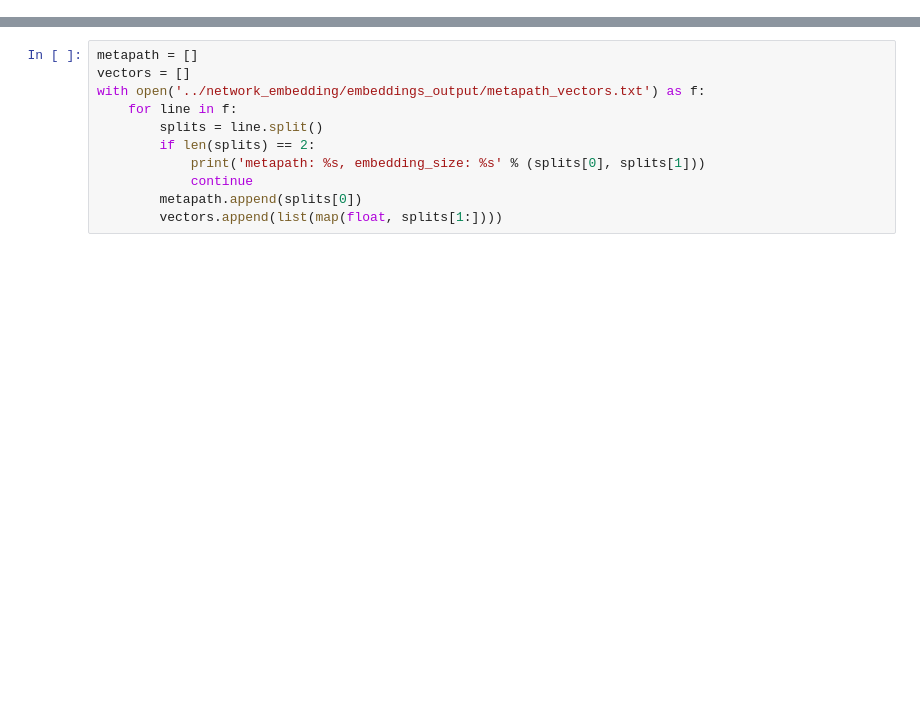
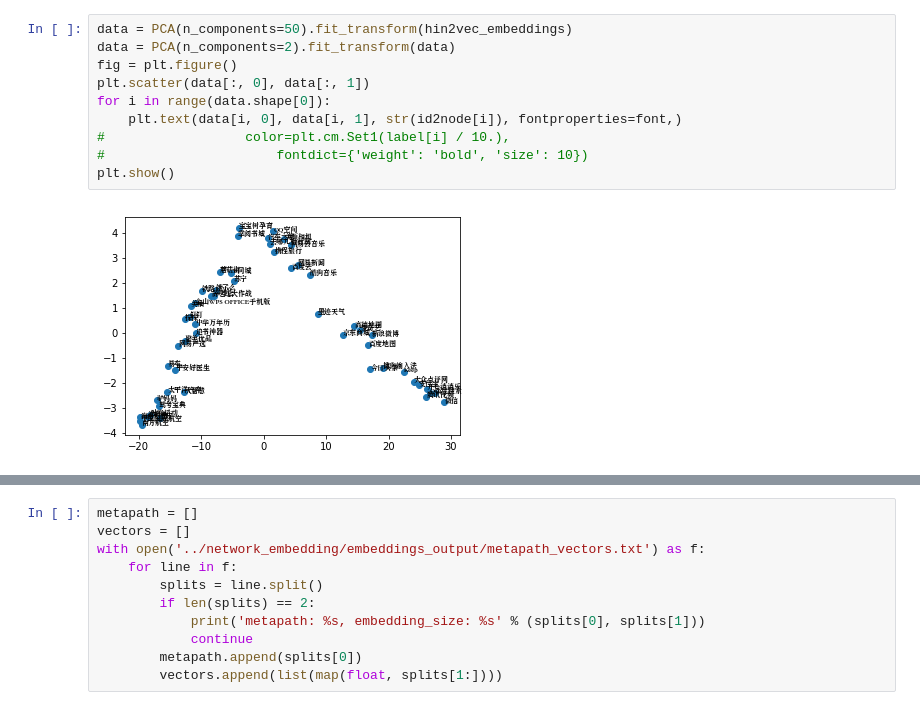
Before and after one commit to chenhui-bupt/user_app2vec, a Jupyter notebook: cluster/cluser.ipynb, the cells around one changed output, grey strips where cells are left out. Drawn from its saved outputs; the diff is of its cells as text; blank space fills up the shorter version.

```diff
--- a/cluster/cluser.ipynb
+++ b/cluster/cluser.ipynb
@@ -4,0 +103,12 @@ from sklearn.cluster import KMeans, DBSCAN
+# %%
+data = PCA(n_components=50).fit_transform(hin2vec_embeddings)
+data = PCA(n_components=2).fit_transform(data)
+fig = plt.figure()
+plt.scatter(data[:, 0], data[:, 1])
+for i in range(data.shape[0]):
+    plt.text(data[i, 0], data[i, 1], str(id2node[i]), fontproperties=font,)
+#                  color=plt.cm.Set1(label[i] / 10.),
+#                      fontdict={'weight': 'bold', 'size': 10})
+plt.show()
+# %% [output]
+[figure, added]
```
Also changed, not shown: parts of 16 cells of this notebook, 10 other files.
